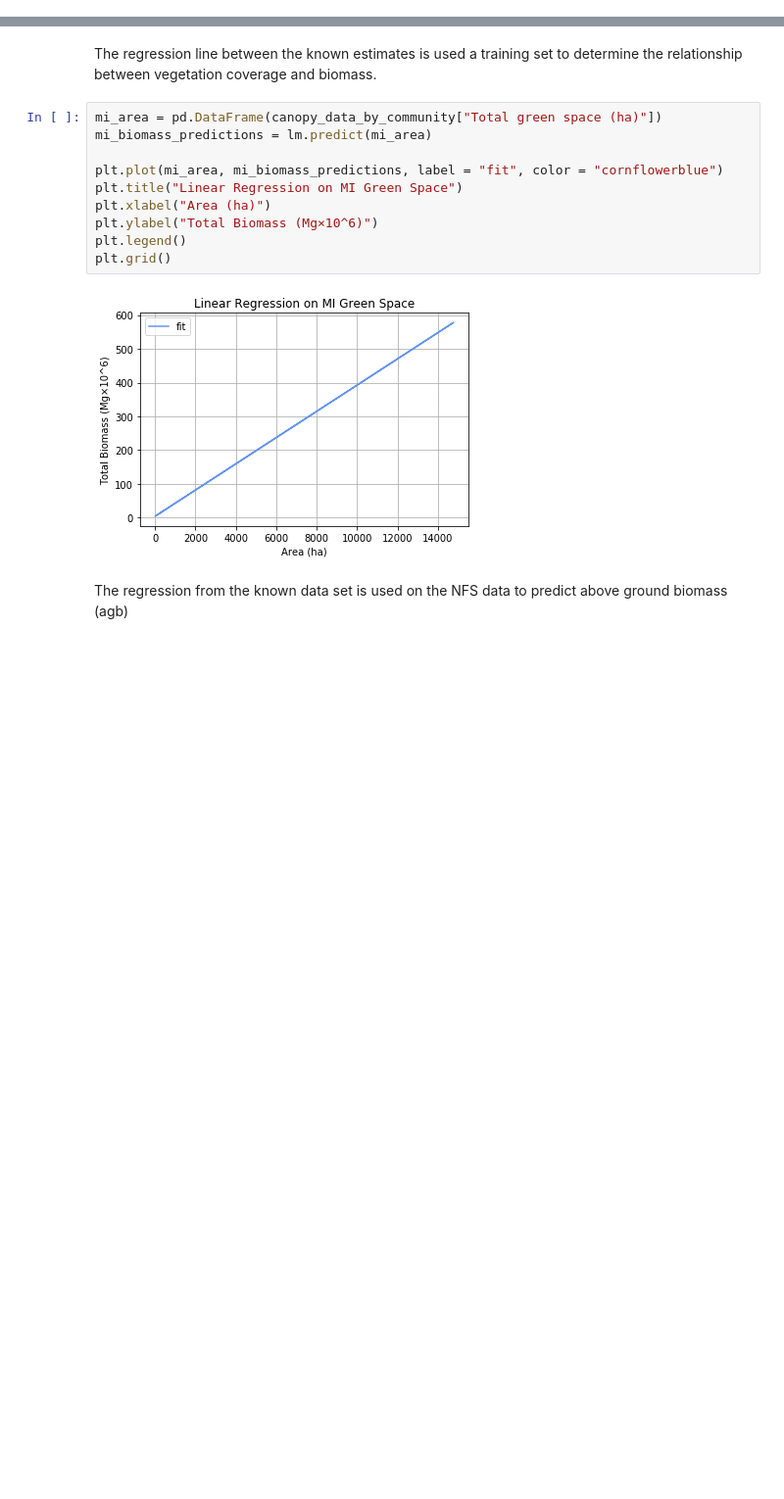
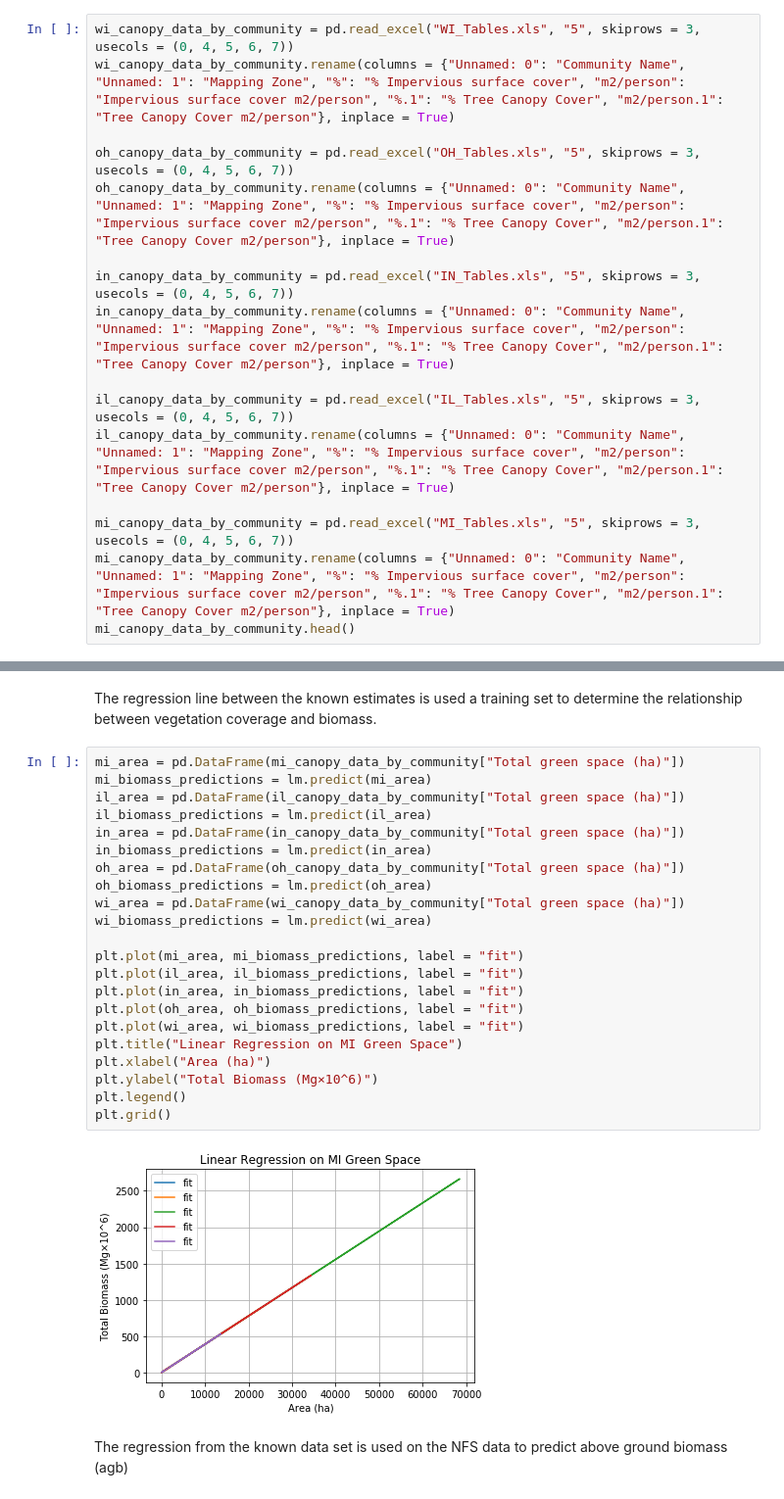
Before and after one commit to mcint199/Environmental-1, a Jupyter notebook: Env1_ForestCanopyResilience_FinalProject.ipynb, the cells around one changed output, grey strips where cells are left out. Shown at 98% size. Drawn from its saved outputs; the diff is of its cells as text; blank space fills up the shorter version.

```diff
--- a/Env1_ForestCanopyResilience_FinalProject.ipynb
+++ b/Env1_ForestCanopyResilience_FinalProject.ipynb
@@ -55,0 +49,16 @@ canopy_data_by_community.head()
+# %%
+wi_canopy_data_by_community = pd.read_excel("WI_Tables.xls", "5", skiprows = 3, usecols = (0, 4, 5, 6, 7))
+wi_canopy_data_by_community.rename(columns = {"Unnamed: 0": "Community Name", "Unnamed: 1": "Mapping Zone", "%": "% Impervious surface cover", "m2/person": "Impervious surface cover m2/person", "%.1": "% Tree Canopy Cover", "m2/person.1": "Tree Canopy Cover m2/person"}, inplace = True)
+
+oh_canopy_data_by_community = pd.read_excel("OH_Tables.xls", "5", skiprows = 3, usecols = (0, 4, 5, 6, 7))
+oh_canopy_data_by_community.rename(columns = {"Unnamed: 0": "Community Name", "Unnamed: 1": "Mapping Zone", "%": "% Impervious surface cover", "m2/person": "Impervious surface cover m2/person", "%.1": "% Tree Canopy Cover", "m2/person.1": "Tree Canopy Cover m2/person"}, inplace = True)
+
+in_canopy_data_by_community = pd.read_excel("IN_Tables.xls", "5", skiprows = 3, usecols = (0, 4, 5, 6, 7))
+in_canopy_data_by_community.rename(columns = {"Unnamed: 0": "Community Name", "Unnamed: 1": "Mapping Zone", "%": "% Impervious surface cover", "m2/person": "Impervious surface cover m2/person", "%.1": "% Tree Canopy Cover", "m2/person.1": "Tree Canopy Cover m2/person"}, inplace = True)
+
+il_canopy_data_by_community = pd.read_excel("IL_Tables.xls", "5", skiprows = 3, usecols = (0, 4, 5, 6, 7))
+il_canopy_data_by_community.rename(columns = {"Unnamed: 0": "Community Name", "Unnamed: 1": "Mapping Zone", "%": "% Impervious surface cover", "m2/person": "Impervious surface cover m2/person", "%.1": "% Tree Canopy Cover", "m2/person.1": "Tree Canopy Cover m2/person"}, inplace = True)
+
+mi_canopy_data_by_community = pd.read_excel("MI_Tables.xls", "5", skiprows = 3, usecols = (0, 4, 5, 6, 7))
+mi_canopy_data_by_community.rename(columns = {"Unnamed: 0": "Community Name", "Unnamed: 1": "Mapping Zone", "%": "% Impervious surface cover", "m2/person": "Impervious surface cover m2/person", "%.1": "% Tree Canopy Cover", "m2/person.1": "Tree Canopy Cover m2/person"}, inplace = True)
+mi_canopy_data_by_community.head()
@@ -133,17 +149,29 @@ The slope of the linear regression line is [4.13654568] and the y-intercept is [
 # %% [markdown]
 The regression line between the known estimates is used a training set to determine the relationship between vegetation coverage and biomass.
 # %%
-mi_area = pd.DataFrame(canopy_data_by_community["Total green space (ha)"])
+mi_area = pd.DataFrame(mi_canopy_data_by_community["Total green space (ha)"])
 mi_biomass_predictions = lm.predict(mi_area)
+il_area = pd.DataFrame(il_canopy_data_by_community["Total green space (ha)"])
+il_biomass_predictions = lm.predict(il_area)
+in_area = pd.DataFrame(in_canopy_data_by_community["Total green space (ha)"])
+in_biomass_predictions = lm.predict(in_area)
+oh_area = pd.DataFrame(oh_canopy_data_by_community["Total green space (ha)"])
+oh_biomass_predictions = lm.predict(oh_area)
+wi_area = pd.DataFrame(wi_canopy_data_by_community["Total green space (ha)"])
+wi_biomass_predictions = lm.predict(wi_area)
 
-plt.plot(mi_area, mi_biomass_predictions, label = "fit", color = "cornflowerblue")
+plt.plot(mi_area, mi_biomass_predictions, label = "fit")
+plt.plot(il_area, il_biomass_predictions, label = "fit")
+plt.plot(in_area, in_biomass_predictions, label = "fit")
+plt.plot(oh_area, oh_biomass_predictions, label = "fit")
+plt.plot(wi_area, wi_biomass_predictions, label = "fit")
 plt.title("Linear Regression on MI Green Space")
 plt.xlabel("Area (ha)")
 plt.ylabel("Total Biomass (Mg×10^6)")
 plt.legend()
 plt.grid()
 # %% [output]
-[figure, old version]
+[figure, new version]
 # %% [markdown]
 The regression from the known data set is used on the NFS data to predict above ground biomass (agb)
 # %%
```
Also changed, not shown: parts of 5 cells of this notebook.
